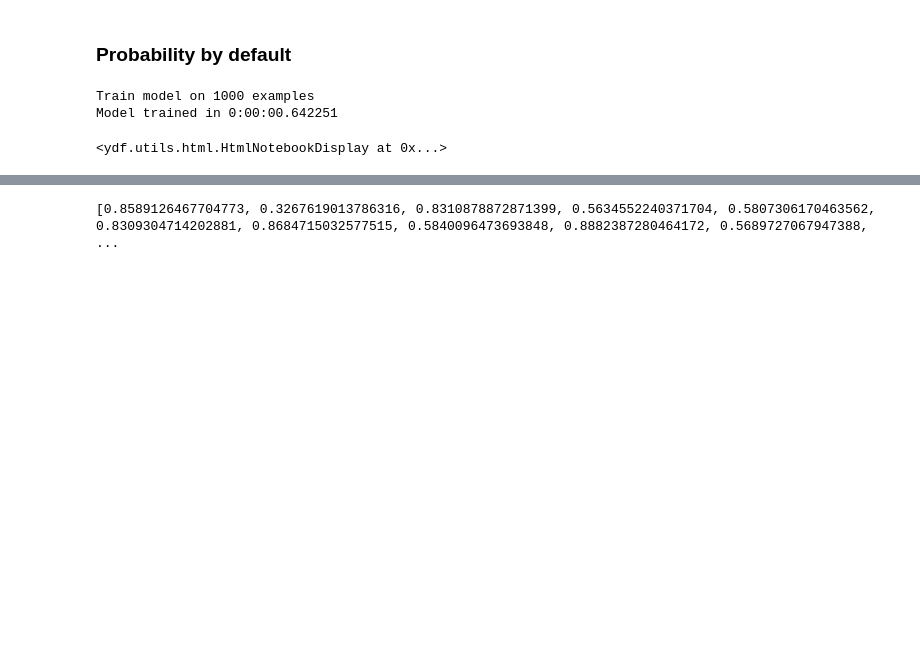
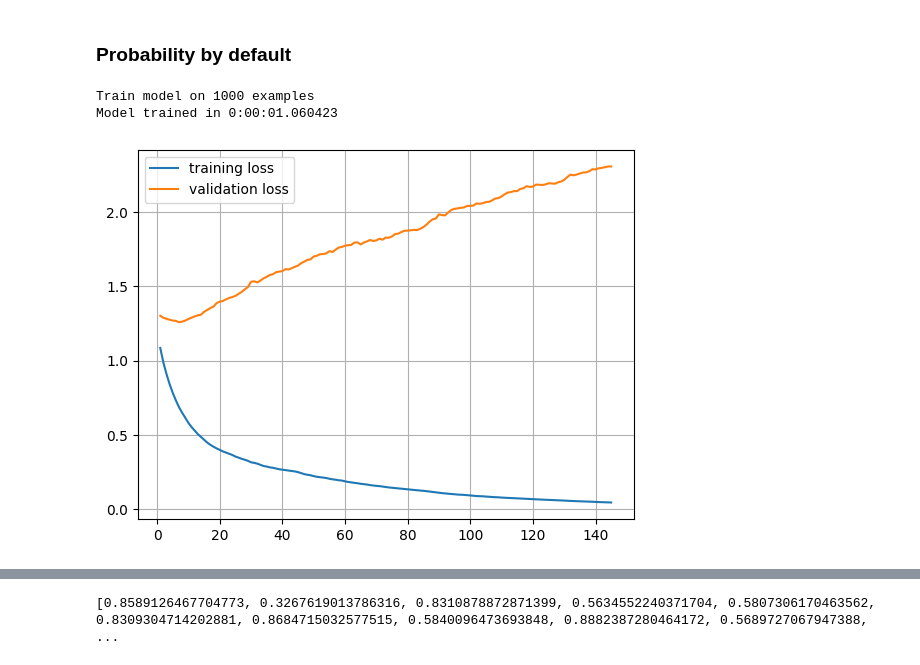
Before and after one commit to oliszymanski/loan-risk-prediction, a Jupyter notebook: notebooks/basel_3_implementation.ipynb, the cells around one changed output, grey strips where cells are left out. Saved outputs shown, nothing was run; the diff lists cells and outputs as text; code cells hidden in the pictures; blank space fills up the shorter version.

```diff
--- a/notebooks/basel_3_implementation.ipynb
+++ b/notebooks/basel_3_implementation.ipynb
@@ -58,14 +60,28 @@ X_train, X_test, y_train, y_test = train_test_split(X, y, test_size=0.2, train_s
 ## Basel 3 compliance components
 # %% [markdown]
 ### Probability by default
-# %%
-PDmodel = ydf.GradientBoostedTreesLearner(
-    label="Risk",
-    num_trees=145,
-    early_stopping_num_trees_look_ahead=1000
-).train(dataset)
-PDmodel.describe()
-# %% [output]
-Train model on 1000 examples
-Model trained in 0:00:00.642251
-<ydf.utils.html.HtmlNotebookDisplay at 0x...>
+# %%
+PDmodel = ydf.GradientBoostedTreesLearner(
+    label="Risk",
+    num_trees=145,
+    early_stopping_num_trees_look_ahead=1000
+).train(dataset)
+PDmodel.describe()
+
+logs = PDmodel.training_logs()
+
+iterations = [ log.iteration for log in logs ]
+training_loss = [ log.training_evaluation.loss for log in logs ]
+validation = [ log.evaluation.loss for log in logs ]
+
+
+
+plt.plot( iterations, training_loss, label='training loss' )
+plt.plot( iterations, validation, label='validation loss' )
+plt.legend()
+plt.grid()
+plt.show()
+# %% [output]
+Train model on 1000 examples
+Model trained in 0:00:01.060423
+[figure, added]
```
Also changed, not shown: parts of 6 cells of this notebook.
